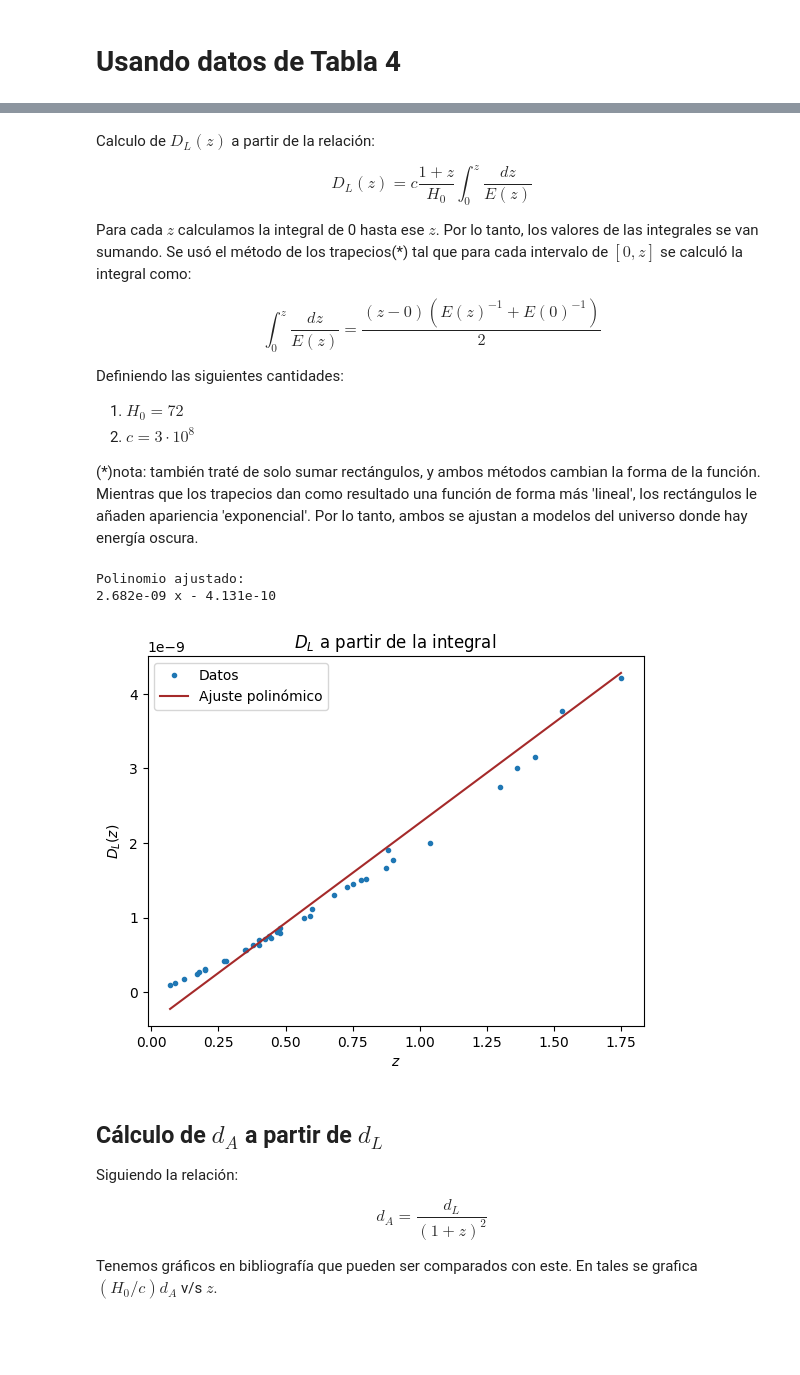
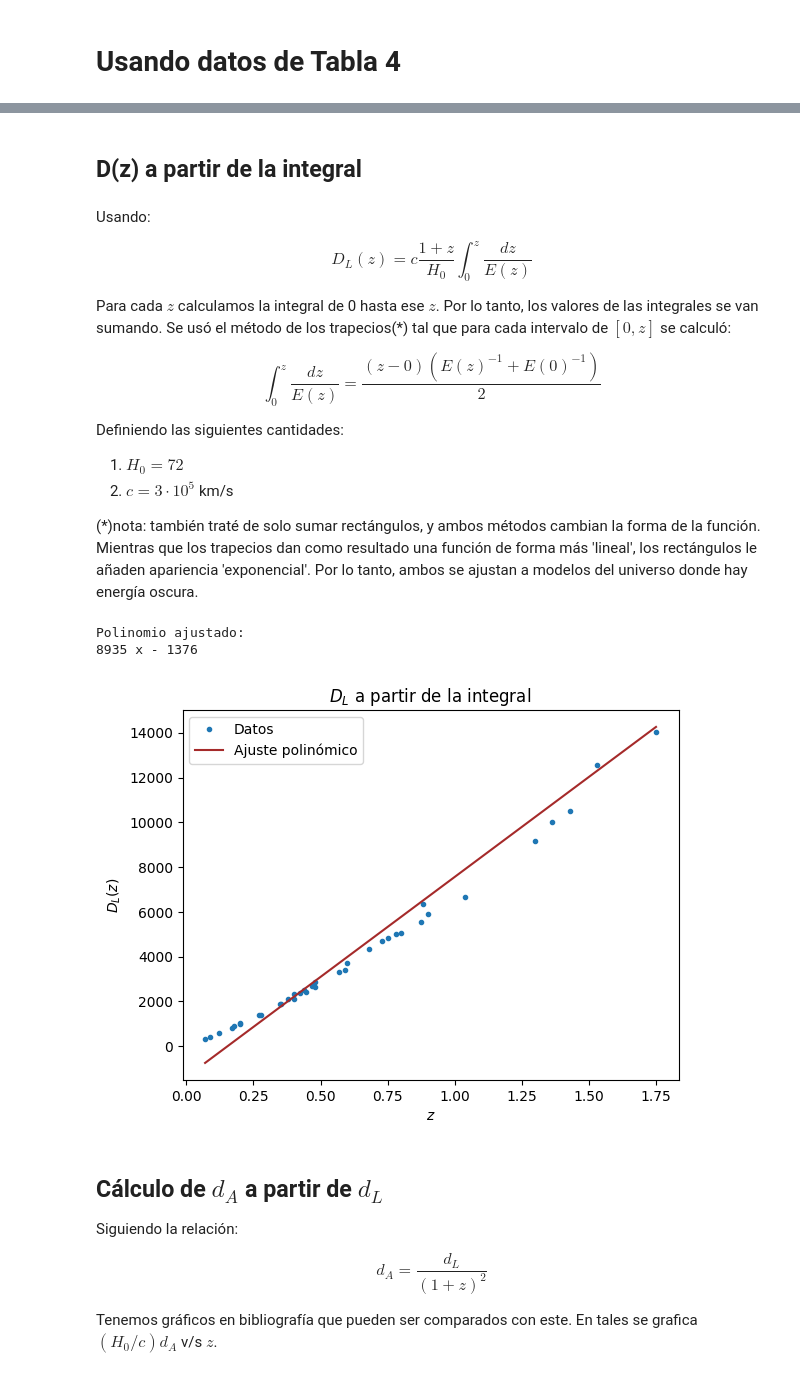
Before and after one commit to XimePS/Practica-DFI, a Jupyter notebook: código práctica dfi.ipynb, the cells around one changed output, grey strips where cells are left out. Drawn from its saved outputs; the diff is of its cells as text; code cells hidden in the pictures; blank space fills up the shorter version.

```diff
--- a/código práctica dfi.ipynb
+++ b/código práctica dfi.ipynb
@@ -1 +3,12 @@
+# %%
+import numpy as np
+import matplotlib.pyplot as plt
+
+# Definición de constantes
+
+c = 299792
+
+M = -19.3
+
+H_0 = 72
 # %% [markdown]
@@ -126,25 +128,24 @@ Polinomio ajustado:
+# %% [markdown]
+## D(z) a partir de la integral
 # %% [markdown]
-Calculo de $D_L(z)$ a partir de la relación:
+Usando:
 
 $$D_L(z) = c\frac{1+z}{H_0}\int_0^z \frac{dz}{E(z)}$$
 
 
-Para cada $z$ calculamos la integral de 0 hasta ese $z$. Por lo tanto, los valores de las integrales se van sumando. Se usó el método de los trapecios(*) tal que para cada intervalo de $[0, z]$ se calculó la integral como:
+Para cada $z$ calculamos la integral de 0 hasta ese $z$. Por lo tanto, los valores de las integrales se van sumando. Se usó el método de los trapecios(*) tal que para cada intervalo de $[0, z]$ se calculó:
 
 $$\int_0^z \frac{dz}{E(z)} = \frac{(z - 0)(E(z)^{-1} + E(0)^{-1})}{2} $$
 
 Definiendo las siguientes cantidades:
 
 1. $H_0 = 72$
-2. $c = 3 \cdot 10^8$
+2. $c = 3 \cdot 10^5$ km/s
 
 (*)nota: también traté de solo sumar rectángulos, y ambos métodos cambian la forma de la función. Mientras que los trapecios dan como resultado una función de forma más 'lineal', los rectángulos le añaden apariencia 'exponencial'. Por lo tanto, ambos se ajustan a modelos del universo donde hay energía oscura.
 # %%
 E = np.zeros(len(H))
 integral = np.zeros(len(H))
-
-c = 9e-8
-H_0 = 72
 
 for i in range(len(H)):
     E[i] = H[i]/H_0
@@ -155,35 +156,35 @@ for i in range(len(H)):
 
 D_LH = np.zeros(len(H))
 
 for i in range(len(H)):
     D_LH[i] = c*((1+z[i])/H_0)*integral[i]
 
 # Ajuste Lineal
 
 coeficientes_ = np.polyfit(z, D_LH, 1)
 
 z = z[0:-2]
 D_LH = D_LH[0:-2]
 
 polinomio_ = np.poly1d(coeficientes_)
 
 print("Polinomio ajustado:", polinomio_)
 
 # Genera puntos para la curva ajustada
 z_ajuste_ = np.linspace(min(z), max(z), 100)
 D_LH_ajuste = polinomio_(z_ajuste_)
 
 plt.plot(z, D_LH, '.', label = "Datos")
 plt.plot(z_ajuste_, D_LH_ajuste, label='Ajuste polinómico', color='brown')
 plt.xlabel('$z$')
 plt.ylabel('$D_L(z)$')
 plt.title('$D_L$ a partir de la integral')
 plt.legend()
 plt.show()
 # %% [output]
 Polinomio ajustado:
-2.682e-09 x - 4.131e-10
+8935 x - 1376
-[figure, old version]
+[figure, new version]
 # %% [markdown]
 ## Cálculo de $d_A$ a partir de $d_L$
 
```
Also changed, not shown: parts of 24 cells of this notebook.
